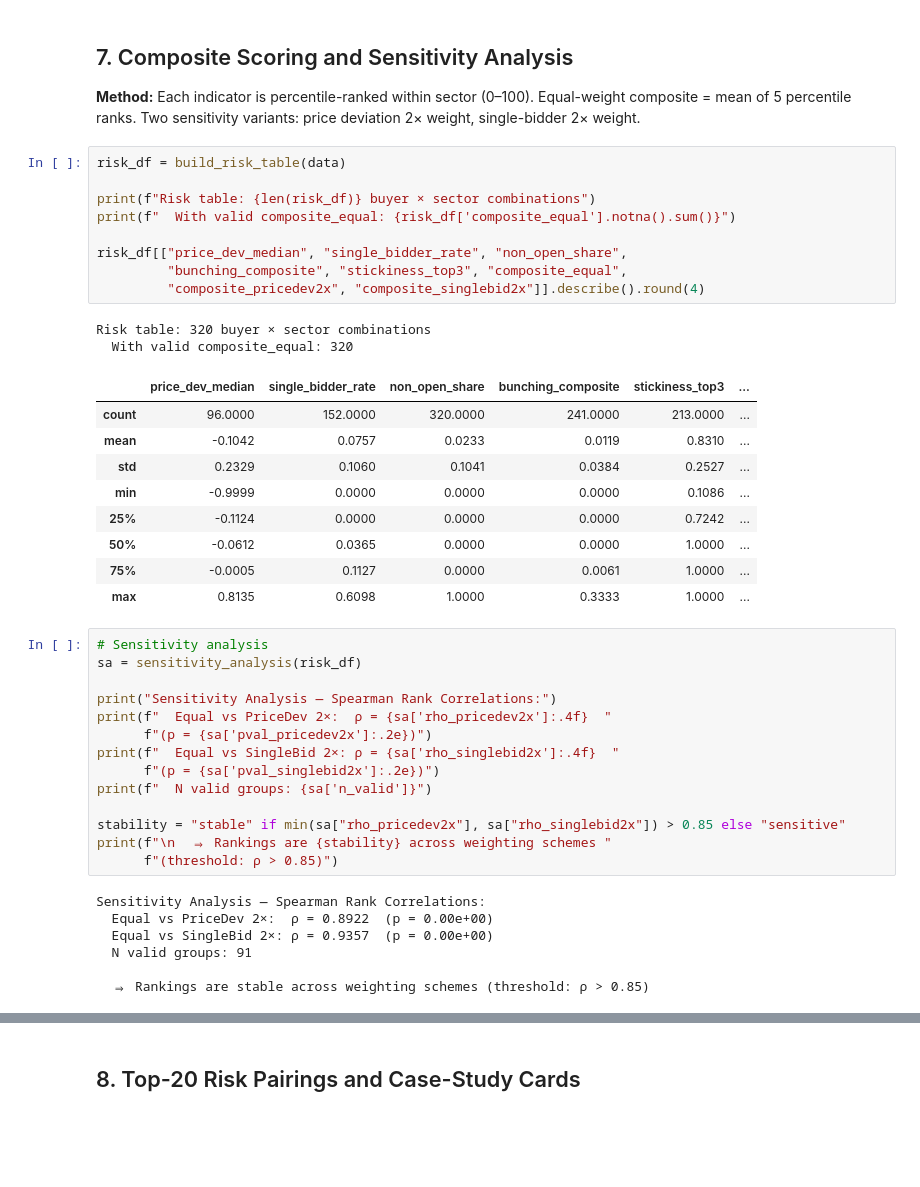
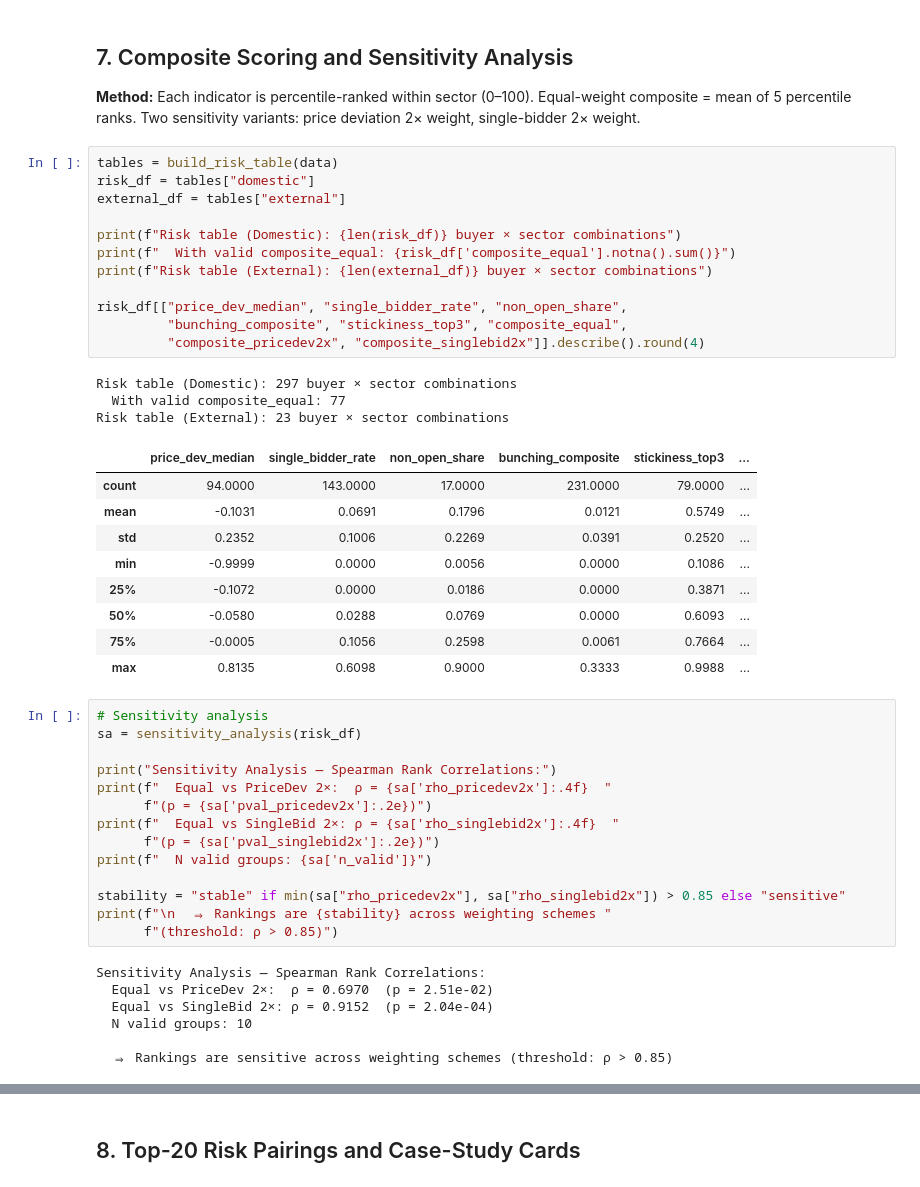
Before and after one commit to Prabhpeep/DSM_Final, a Jupyter notebook: notebooks/04_integrity.ipynb, the cells around one changed output, grey strips where cells are left out. Saved outputs shown, nothing was run; the diff lists cells and outputs as text; blank space fills up the shorter version.

```diff
--- a/notebooks/04_integrity.ipynb
+++ b/notebooks/04_integrity.ipynb
@@ -417,26 +416,30 @@ plt.show()
 Equal-weight composite = mean of 5 percentile ranks.
 Two sensitivity variants: price deviation 2× weight, single-bidder 2× weight.
 # %%
-risk_df = build_risk_table(data)
+tables = build_risk_table(data)
+risk_df = tables["domestic"]
+external_df = tables["external"]
 
-print(f"Risk table: {len(risk_df)} buyer × sector combinations")
+print(f"Risk table (Domestic): {len(risk_df)} buyer × sector combinations")
 print(f"  With valid composite_equal: {risk_df['composite_equal'].notna().sum()}")
+print(f"Risk table (External): {len(external_df)} buyer × sector combinations")
 
 risk_df[["price_dev_median", "single_bidder_rate", "non_open_share",
          "bunching_composite", "stickiness_top3", "composite_equal",
          "composite_pricedev2x", "composite_singlebid2x"]].describe().round(4)
 # %% [output]
-Risk table: 320 buyer × sector combinations
-  With valid composite_equal: 320
+Risk table (Domestic): 297 buyer × sector combinations
+  With valid composite_equal: 77
+Risk table (External): 23 buyer × sector combinations
 |  | price_dev_median | single_bidder_rate | non_open_share | bunching_composite | stickiness_top3 | ... |
-| count | 96.0000 | 152.0000 | 320.0000 | 241.0000 | 213.0000 | ... |
-| mean | -0.1042 | 0.0757 | 0.0233 | 0.0119 | 0.8310 | ... |
-| std | 0.2329 | 0.1060 | 0.1041 | 0.0384 | 0.2527 | ... |
-| min | -0.9999 | 0.0000 | 0.0000 | 0.0000 | 0.1086 | ... |
-| 25% | -0.1124 | 0.0000 | 0.0000 | 0.0000 | 0.7242 | ... |
-| 50% | -0.0612 | 0.0365 | 0.0000 | 0.0000 | 1.0000 | ... |
-| 75% | -0.0005 | 0.1127 | 0.0000 | 0.0061 | 1.0000 | ... |
-| max | 0.8135 | 0.6098 | 1.0000 | 0.3333 | 1.0000 | ... |
+| count | 94.0000 | 143.0000 | 17.0000 | 231.0000 | 79.0000 | ... |
+| mean | -0.1031 | 0.0691 | 0.1796 | 0.0121 | 0.5749 | ... |
+| std | 0.2352 | 0.1006 | 0.2269 | 0.0391 | 0.2520 | ... |
+| min | -0.9999 | 0.0000 | 0.0056 | 0.0000 | 0.1086 | ... |
+| 25% | -0.1072 | 0.0000 | 0.0186 | 0.0000 | 0.3871 | ... |
+| 50% | -0.0580 | 0.0288 | 0.0769 | 0.0000 | 0.6093 | ... |
+| 75% | -0.0005 | 0.1056 | 0.2598 | 0.0061 | 0.7664 | ... |
+| max | 0.8135 | 0.6098 | 0.9000 | 0.3333 | 0.9988 | ... |
 # %%
 # Sensitivity analysis
 sa = sensitivity_analysis(risk_df)
@@ -453,11 +456,11 @@ print(f"\n  ⇒ Rankings are {stability} across weighting schemes "
       f"(threshold: ρ > 0.85)")
 # %% [output]
 Sensitivity Analysis — Spearman Rank Correlations:
-  Equal vs PriceDev 2×:  ρ = 0.8922  (p = 0.00e+00)
-  Equal vs SingleBid 2×: ρ = 0.9357  (p = 0.00e+00)
-  N valid groups: 91
+  Equal vs PriceDev 2×:  ρ = 0.6970  (p = 2.51e-02)
+  Equal vs SingleBid 2×: ρ = 0.9152  (p = 2.04e-04)
+  N valid groups: 10
 
-  ⇒ Rankings are stable across weighting schemes (threshold: ρ > 0.85)
+  ⇒ Rankings are sensitive across weighting schemes (threshold: ρ > 0.85)
 # %%
 # Scatter: equal vs alternatives
 valid = risk_df.dropna(subset=["composite_equal", "composite_pricedev2x", "composite_singlebid2x"])
```
Also changed, not shown: parts of 9 cells of this notebook, 32 other files.
